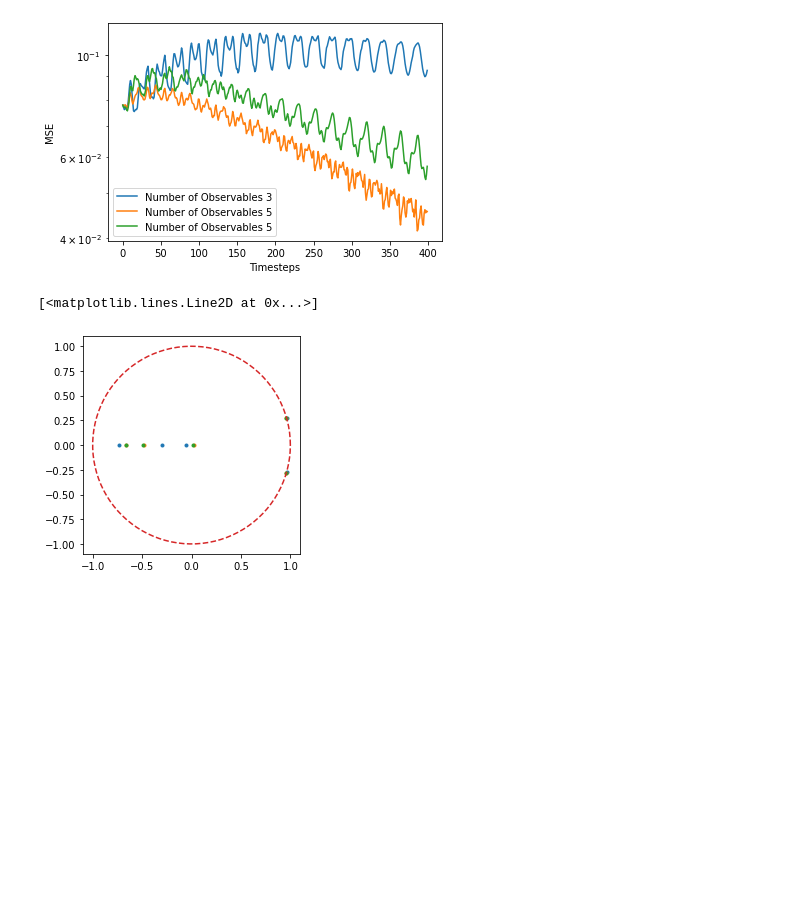
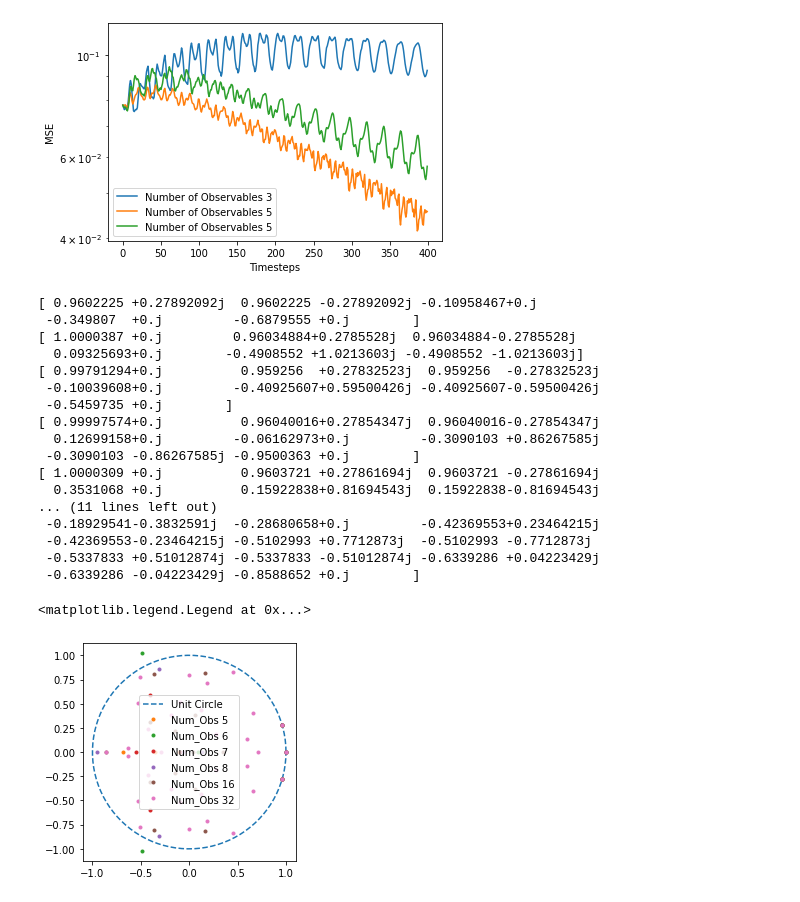
Before and after one commit to RigasLab/MZ-AE, a Jupyter notebook: Notebooks/eval_model_notebook_2Dcyl_multimodel_numobsstudy_Exp3.2.ipynb, the cells around one changed output. Cells and saved outputs as stored; diff of their text form; code cells hidden in the pictures; blank space fills up the shorter version.

```diff
--- a/Notebooks/eval_model_notebook_2Dcyl_multimodel_numobsstudy_Exp3.2.ipynb
+++ b/Notebooks/eval_model_notebook_2Dcyl_multimodel_numobsstudy_Exp3.2.ipynb
@@ -103,6 +130,6 @@ for i in range(0,len(models)):
 # %%
 #One Step Prediction
-model_num = 1
+model_num = 3
 models[model_num].data_dir = models[-2].data_dir
 models[model_num].load_and_preproc_data()
 models[model_num].create_dataset(mode = "Train")
@@ -225,7 +245,7 @@ Phi_nn_hat_ma = moving_avg(Phi_nn_hat.cpu().numpy())
 plt.plot(Phi_nn_hat_ma)
 # %%
 #multistep prediction
-timesteps = 200
+timesteps = 300
 initial_step = 0
 initial_conditions = Phi_nn[:,initial_step,:].to(models[0].device)
 
@@ -255,15 +271,15 @@ U_ms_hat.shape, V_ms_hat.shape, U.shape, V.shape
 k_ms_pred = energy(U_ms_hat, V_ms_hat)
 print(k_ms_pred.shape)
 plt.figure()
-for i in [0,1,2]:
+plt.plot(k[0,initial_step:], label = "DNS")
+for i in [0,1,2,3]:
 
-    plt.plot(k_ms_pred[i,0,:], label = f"Num Obs {models[i].num_obs}_{i}")
+    plt.plot(k_ms_pred[i,0,:], label = f"Matrix {i}")
     # else:
     #     plt.semilogy(State_MSE_multistep[len(models)-1].numpy(),".-",color = "brown", label = f"No Memory")
-plt.plot(k[0,initial_step:], label = "DNS")
 # State_MSE_multistep[1] = Eval_MZA.state_mse(Phi_nn[:,:timesteps],Phi_ms_hat[1,:,:timesteps]).detach().cpu()
 # plt.semilogy(State_MSE_multistep[1].numpy(), label = f"Memory Length {models[1].seq_len}")
-plt.legend()
+plt.legend(loc='lower right')
 plt.xlabel("Timesteps")
 plt.ylabel("kinetic energy")
 # %% [output]
@@ -286,10 +302,10 @@ print(Phi_nn.shape, Phi_ms_hat.shape)
 State_MSE_multistep = torch.zeros((len(models),timesteps))
 
 plt.figure()
-for i in [0,1,2]:#range(len(models)-3):
+for i in [0,1,2,3,4,5,6,7]:#range(len(models)-3):
     State_MSE_multistep[i] = Eval_MZA.state_mse(Phi_nn[:,:timesteps],Phi_ms_hat[i,:,:timesteps]).detach().cpu()
     # if i!=len(models)-1:
-    plt.semilogy(State_MSE_multistep[i].numpy(), label = f"Num Obs {models[i].num_obs}")
+    plt.semilogy(State_MSE_multistep[i].numpy(), label = f"Matrix {i}")
     # else:
     #     plt.semilogy(State_MSE_multistep[len(models)-1].numpy(),".-",color = "brown", label = f"No Memory")
 
@@ -335,28 +351,47 @@ k2.shape
 # %%
 #eigenvalue study
 plt.figure()
 plt.gca().set_aspect('equal')
-for i in [0,1,2]:#1,2,3,4]:
+
+angles = np.linspace(0, 2 * np.pi, 100)
+unit_circle = np.exp(1j * angles)
+plt.plot(unit_circle.real, unit_circle.imag, '--', label = "Unit Circle")
+
+for i in [0,1,2,3,4,5]:
 
     mat = models[i].model.koopman.getKoopmanMatrix()
     mat = mat.detach().cpu().numpy()
     w, v = np.linalg.eig(mat)
 
     idx = w.argsort()[::-1]
     w = w[idx]
     v = v[:,idx]
 
+    print(w)
     # plt.matshow(mat)
     # plt.colorbar()
+    # plt.figure()
+    plt.plot(np.real(w), np.imag(w), ".", label = f"Matrix {i}")
 
-    # plt.figure()
 
-    plt.plot(np.real(w), np.imag(w), ".", label = f"NumObs:{models[i].num_obs}")
-
-angles = np.linspace(0, 2 * np.pi, 100)
-unit_circle = np.exp(1j * angles)
-plt.plot(unit_circle.real, unit_circle.imag, '--', label = "Unit Circle")
-# plt.legend()
+plt.legend()
 # %% [output]
-[<matplotlib.lines.Line2D at 0x...>]
+[ 0.9602225 +0.27892092j  0.9602225 -0.27892092j -0.10958467+0.j
+ -0.349807  +0.j         -0.6879555 +0.j        ]
+[ 1.0000387 +0.j         0.96034884+0.2785528j  0.96034884-0.2785528j
+  0.09325693+0.j        -0.4908552 +1.0213603j -0.4908552 -1.0213603j]
+[ 0.99791294+0.j          0.959256  +0.27832523j  0.959256  -0.27832523j
+ -0.10039608+0.j         -0.40925607+0.59500426j -0.40925607-0.59500426j
+ -0.5459735 +0.j        ]
+[ 0.99997574+0.j          0.96040016+0.27854347j  0.96040016-0.27854347j
+  0.12699158+0.j         -0.06162973+0.j         -0.3090103 +0.86267585j
+ -0.3090103 -0.86267585j -0.9500363 +0.j        ]
+[ 1.0000309 +0.j          0.9603721 +0.27861694j  0.9603721 -0.27861694j
+  0.3531068 +0.j          0.15922838+0.81694543j  0.15922838-0.81694543j
+... (11 lines left out)
+ -0.18929541-0.3832591j  -0.28680658+0.j         -0.42369553+0.23464215j
+ -0.42369553-0.23464215j -0.5102993 +0.7712873j  -0.5102993 -0.7712873j
+ -0.5337833 +0.51012874j -0.5337833 -0.51012874j -0.6339286 +0.04223429j
+ -0.6339286 -0.04223429j -0.8588652 +0.j        ]
+<matplotlib.legend.Legend at 0x...>
-[figure, old version]
+[figure, new version]
```
Also changed, not shown: parts of 16 cells of this notebook, 4 other files.
